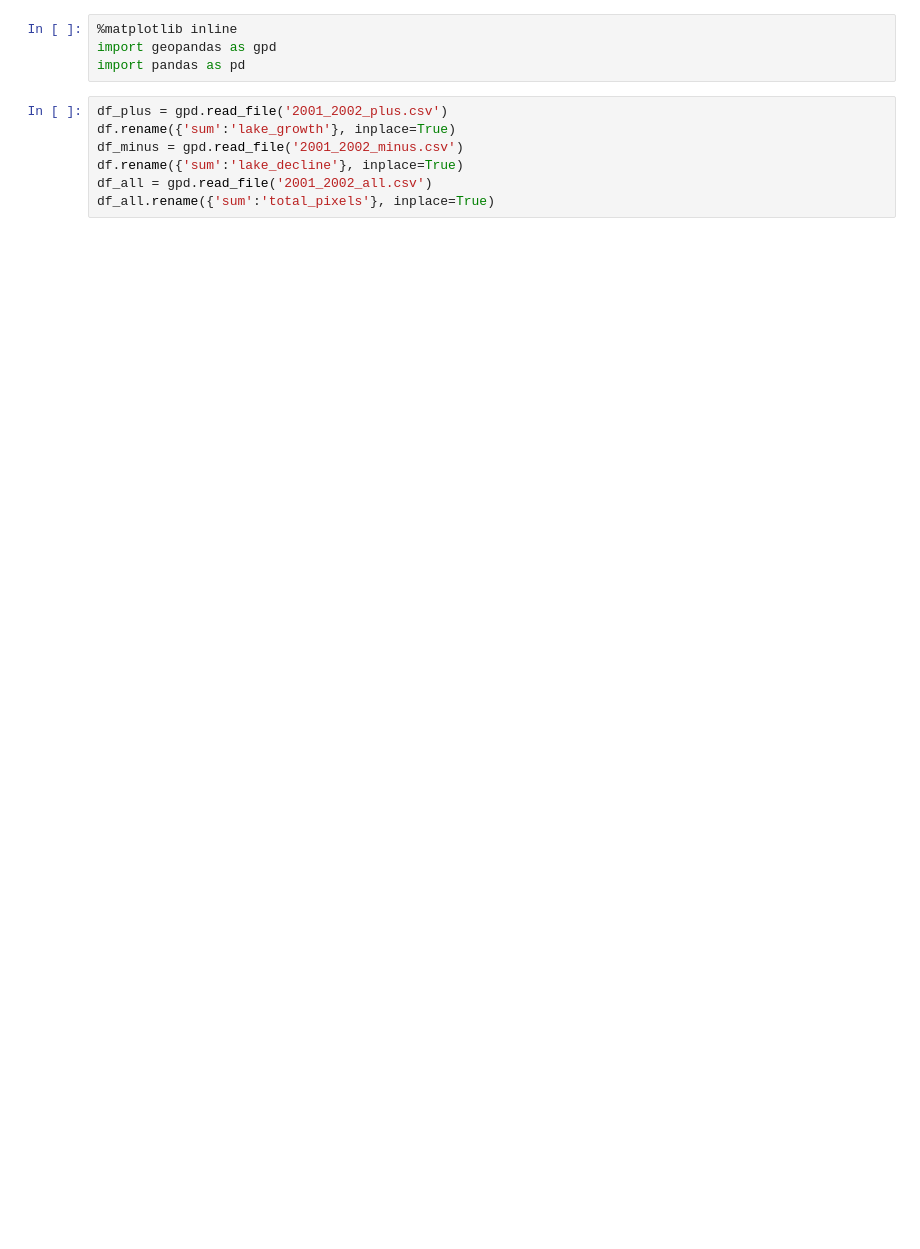
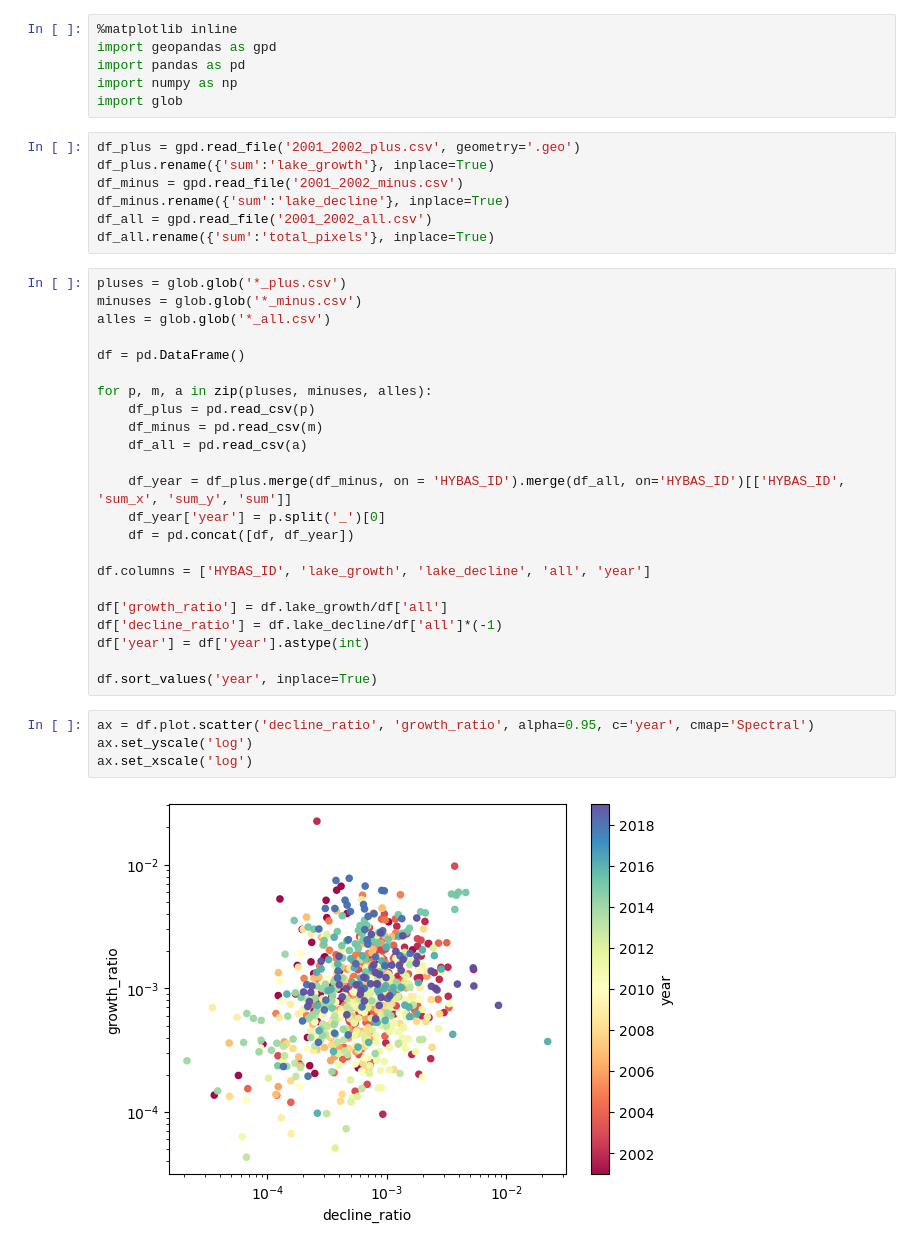
Before and after one commit to 4DModeller/tblakes, a Jupyter notebook: data/gsw_reduced/combine.ipynb, the cells around one changed output. Cells and saved outputs as stored; diff of their text form; blank space fills up the shorter version.

```diff
--- a/data/gsw_reduced/combine.ipynb
+++ b/data/gsw_reduced/combine.ipynb
@@ -2,11 +2,42 @@
 %matplotlib inline
 import geopandas as gpd
 import pandas as pd
+import numpy as np
+import glob
 # %%
-df_plus = gpd.read_file('2001_2002_plus.csv')
-df.rename({'sum':'lake_growth'}, inplace=True)
+df_plus = gpd.read_file('2001_2002_plus.csv', geometry='.geo')
+df_plus.rename({'sum':'lake_growth'}, inplace=True)
 df_minus = gpd.read_file('2001_2002_minus.csv')
-df.rename({'sum':'lake_decline'}, inplace=True)
+df_minus.rename({'sum':'lake_decline'}, inplace=True)
 df_all = gpd.read_file('2001_2002_all.csv')
 df_all.rename({'sum':'total_pixels'}, inplace=True)
+# %%
+pluses = glob.glob('*_plus.csv')
+minuses = glob.glob('*_minus.csv')
+alles = glob.glob('*_all.csv')
+
+df = pd.DataFrame()
+
+for p, m, a in zip(pluses, minuses, alles):
+    df_plus = pd.read_csv(p)
+    df_minus = pd.read_csv(m)
+    df_all = pd.read_csv(a)
+
+    df_year = df_plus.merge(df_minus, on = 'HYBAS_ID').merge(df_all, on='HYBAS_ID')[['HYBAS_ID', 'sum_x', 'sum_y', 'sum']]
+    df_year['year'] = p.split('_')[0]
+    df = pd.concat([df, df_year])
+
+df.columns = ['HYBAS_ID', 'lake_growth', 'lake_decline', 'all', 'year']
+
+df['growth_ratio'] = df.lake_growth/df['all']
+df['decline_ratio'] = df.lake_decline/df['all']*(-1)
+df['year'] = df['year'].astype(int)
+
+df.sort_values('year', inplace=True)
+# %%
+ax = df.plot.scatter('decline_ratio', 'growth_ratio', alpha=0.95, c='year', cmap='Spectral')
+ax.set_yscale('log')
+ax.set_xscale('log')
+# %% [output]
+[figure, added]
 # %%
```
Also changed, not shown: parts of 4 cells of this notebook, 1 other file.
